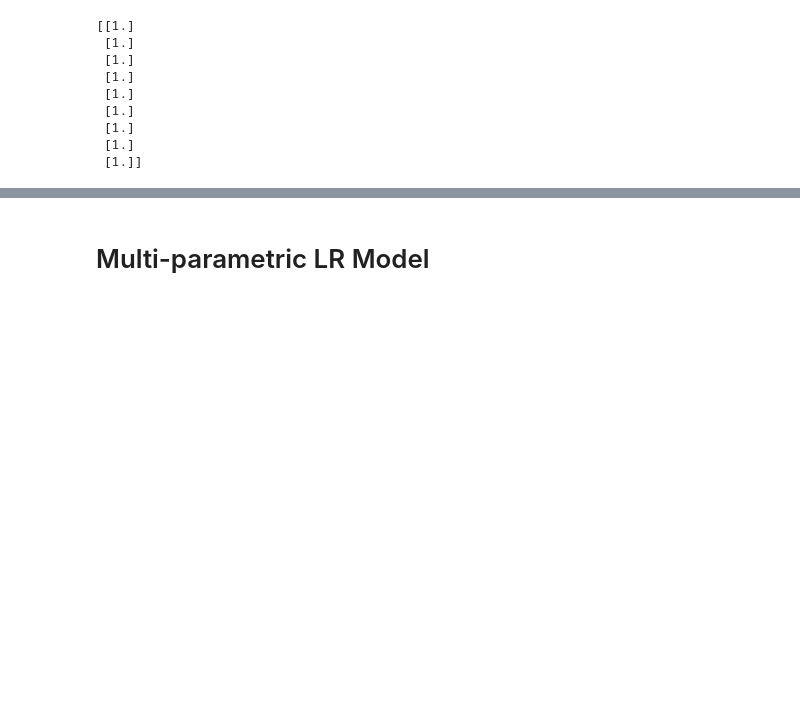
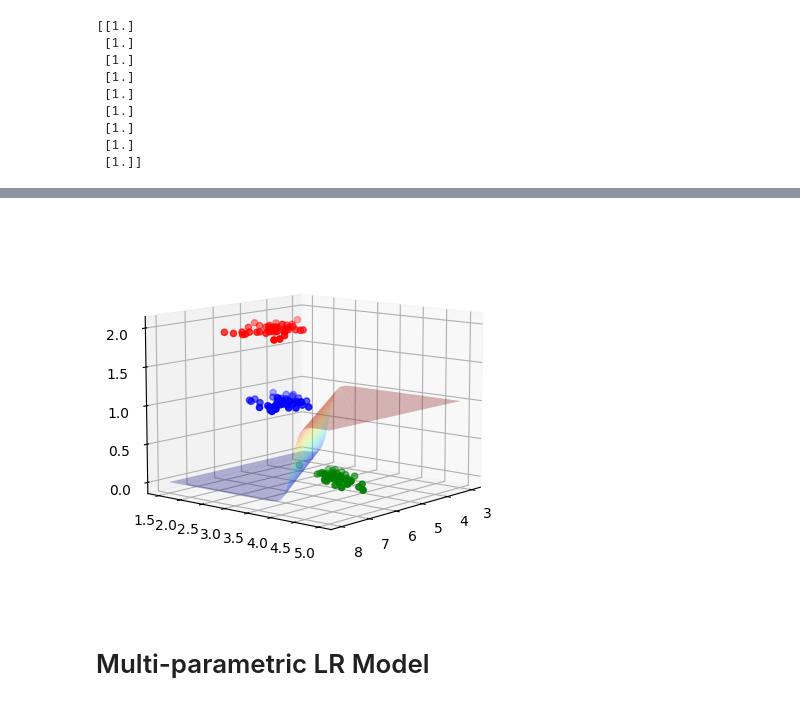
Before and after one commit to gmarxcc/lab-sessions-26b, a Jupyter notebook: 3-logistic-regressor/mainM.ipynb, the cells around one changed output, grey strips where cells are left out. Drawn from its saved outputs; the diff is of its cells as text; code cells hidden in the pictures; blank space fills up the shorter version.

```diff
--- a/3-logistic-regressor/mainM.ipynb
+++ b/3-logistic-regressor/mainM.ipynb
@@ -223,2 +223,12 @@ plt.show()
+# %%
+fig, ax =plt.subplots(subplot_kw={"projection": "3d"})
+surf = ax.plot_surface(x1New,x2New,yH, cmap='jet',alpha=0.3)
+ax.scatter(x1[y==0], x2[y==0], y[y==0], 'o', color='green')
+ax.scatter(x1[y==1], x2[y==1], y[y==1], 'o', color='blue')
+ax.scatter(x1[y==2], x2[y==2], y[y==2], 'o', color='red')
+ax.view_init(10, 40)
+plt.show()
+# %% [output]
+[figure, added]
 # %% [markdown]
 # Multi-parametric LR Model
```
Also changed, not shown: parts of 7 cells of this notebook.
